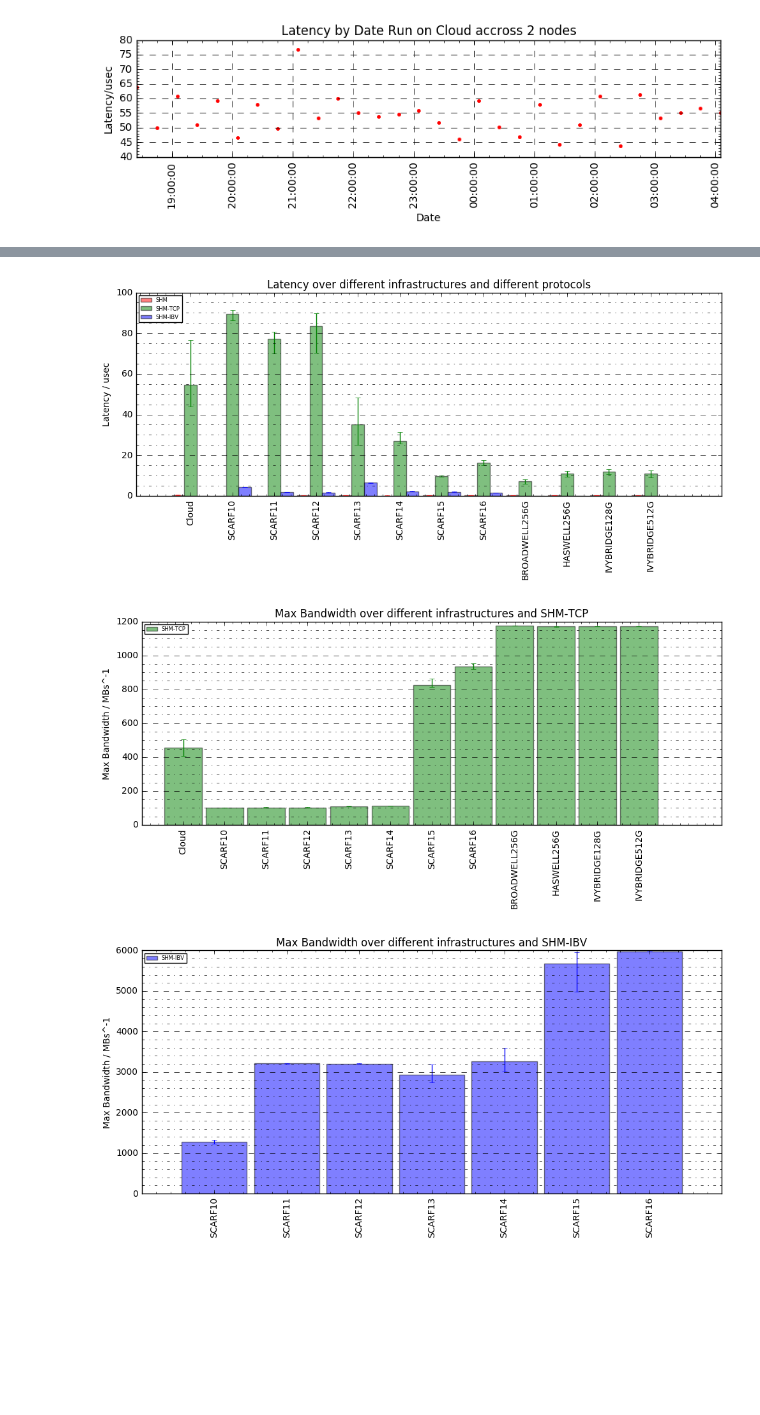
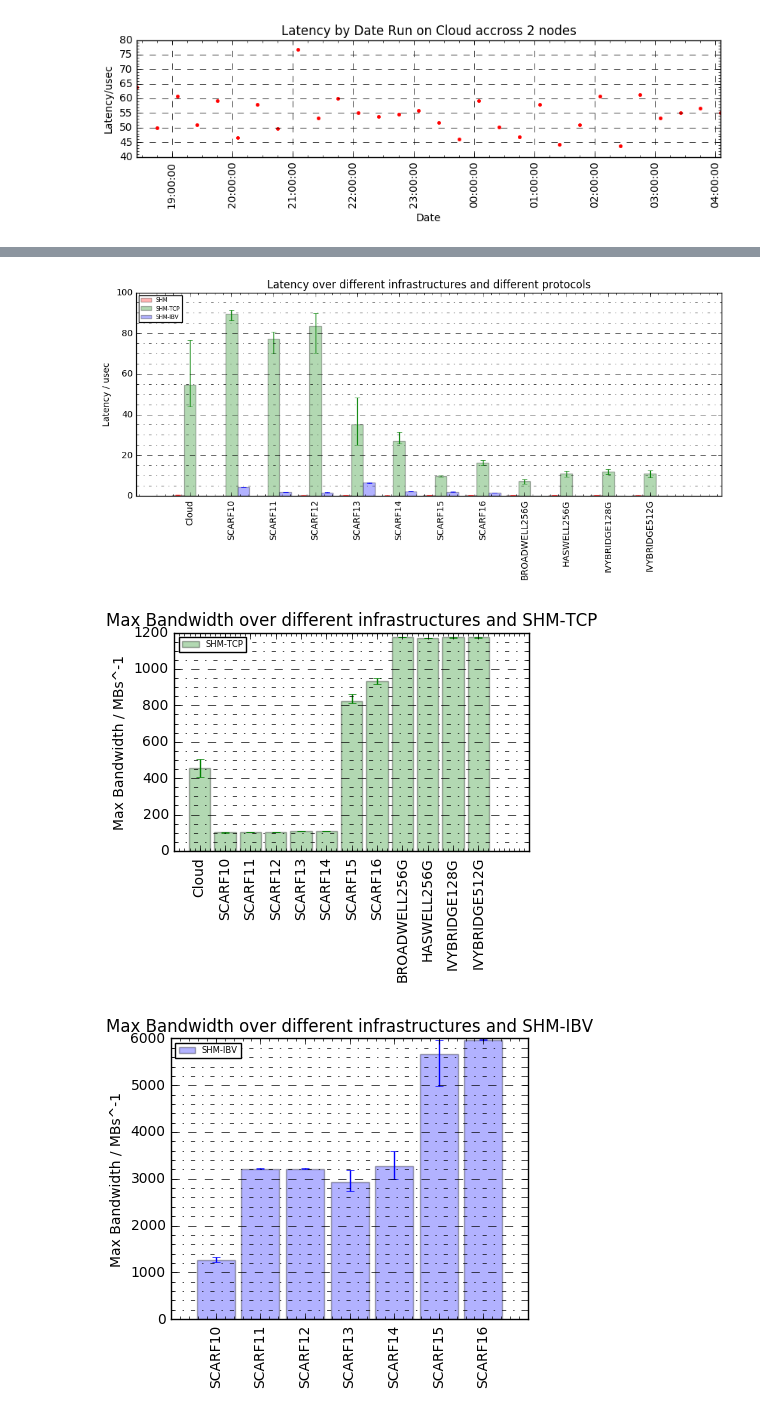
Before and after one commit to cal-id/SCD-Benchmark, a Jupyter notebook: Results/IMB_Notebooks/IMB_Analysis.ipynb, the cells around one changed output, grey strips where cells are left out. Drawn from its saved outputs; the diff is of its cells as text; code cells hidden in the pictures; blank space fills up the shorter version.

```diff
--- a/Results/IMB_Notebooks/IMB_Analysis.ipynb
+++ b/Results/IMB_Notebooks/IMB_Analysis.ipynb
@@ -172,7 +172,7 @@ plotCloudLatencies()
 [figure]
 [figure]
 # %%
-def plotBar(KEY, HOSTGROUPS, PROTOCOLS, UNITS=None):
+def plotBar(KEY, HOSTGROUPS, PROTOCOLS, UNITS=None, FIGSIZE=(10,5)):
     clrs = {"SHM": "r", "SHM-TCP":"g", "SHM-IBV":"b"}
     yValues = dict((prot, []) for prot in PROTOCOLS)
     yTopError = dict((prot, []) for prot in PROTOCOLS)
@@ -214,21 +214,20 @@ def plotBar(KEY, HOSTGROUPS, PROTOCOLS, UNITS=None):
 
     index = np.arange(len(xValues)) - 1
 
-    bar_width = 0.9 / len(PROTOCOLS)
-
+    bar_width = 0.85 / len(PROTOCOLS)
+    plt.rcParams["figure.figsize"] = FIGSIZE
     ax = plt.gca()
     plt.minorticks_on()
     ax.yaxis.grid(True, which='major', linestyle='--')
     ax.yaxis.grid(True, which='minor', linestyle='-.')
 
     for i, (label, yVals) in enumerate(yValues.items()):
-        plt.bar(index + i * bar_width, yVals, bar_width, align='center', color=clrs[label], alpha=0.5, label=label)
+        plt.bar(index + i * bar_width, yVals, bar_width, align='center', color=clrs[label], alpha=0.3, label=label)
         plt.errorbar(index + i * bar_width, yVals, yerr=[yBottomError[label], yTopError[label]], linestyle=" ",
                      color=clrs[label])
 
     plt.xticks(index + ((len(PROTOCOLS) - 1) / 2) * bar_width, xValues, rotation="vertical")
 
-    plt.rcParams["figure.figsize"] = (10,5)
     unitsEnd = " / " + UNITS if UNITS is not None else ""
     plt.ylabel(KEY + unitsEnd)
     # plt.yscale("log")
@@ -252,13 +251,12 @@ plotBar("Latency", hgs, ["SHM", "SHM-TCP", "SHM-IBV"], "usec")
 
 
 # Do bandwidths for single protocols
-plotBar("Max Bandwidth", hgs, ["SHM-TCP"], "MBs^-1")
-plotBar("Max Bandwidth", [hg for hg in hgs if "SCARF" in hg], ["SHM-IBV"], "MBs^-1")
-plotBar("Max Bandwidth", hgs, ["SHM"], "MBs^-1")
+plotBar("Max Bandwidth", hgs, ["SHM-TCP"], "MBs^-1", FIGSIZE=(5,4))
+plotBar("Max Bandwidth", [hg for hg in hgs if "SCARF" in hg], ["SHM-IBV"], "MBs^-1", FIGSIZE=(5,4))
+plotBar("Max Bandwidth", hgs, ["SHM"], "MBs^-1", FIGSIZE=(5,4))
 
 # Do Latency for single protocols
-plotBar("Latency", hgs, ["SHM-TCP"], "usec")
-plotBar("Latency", [hg for hg in hgs if "SCARF" in hg], ["SHM-IBV"], "usec")
-plotBar("Latency", hgs, ["SHM"], "usec")
-plotBar("Latency", hgs, ["SHM"], "usec")
+plotBar("Latency", hgs, ["SHM-TCP"], "usec", FIGSIZE=(5,4))
+plotBar("Latency", [hg for hg in hgs if "SCARF" in hg], ["SHM-IBV"], "usec", FIGSIZE=(5,4))
+plotBar("Latency", hgs, ["SHM"], "usec", FIGSIZE=(5,4))
 # %% [output]
@@ -266,3 +264,3 @@ plotBar("Latency", hgs, ["SHM"], "usec")
-[figure, old version]
+[figure, new version]
-[figure, old version]
+[figure, new version]
-[figure, old version]
+[figure, new version]
```
Also changed, not shown: parts of 3 cells of this notebook, 1 other file.
